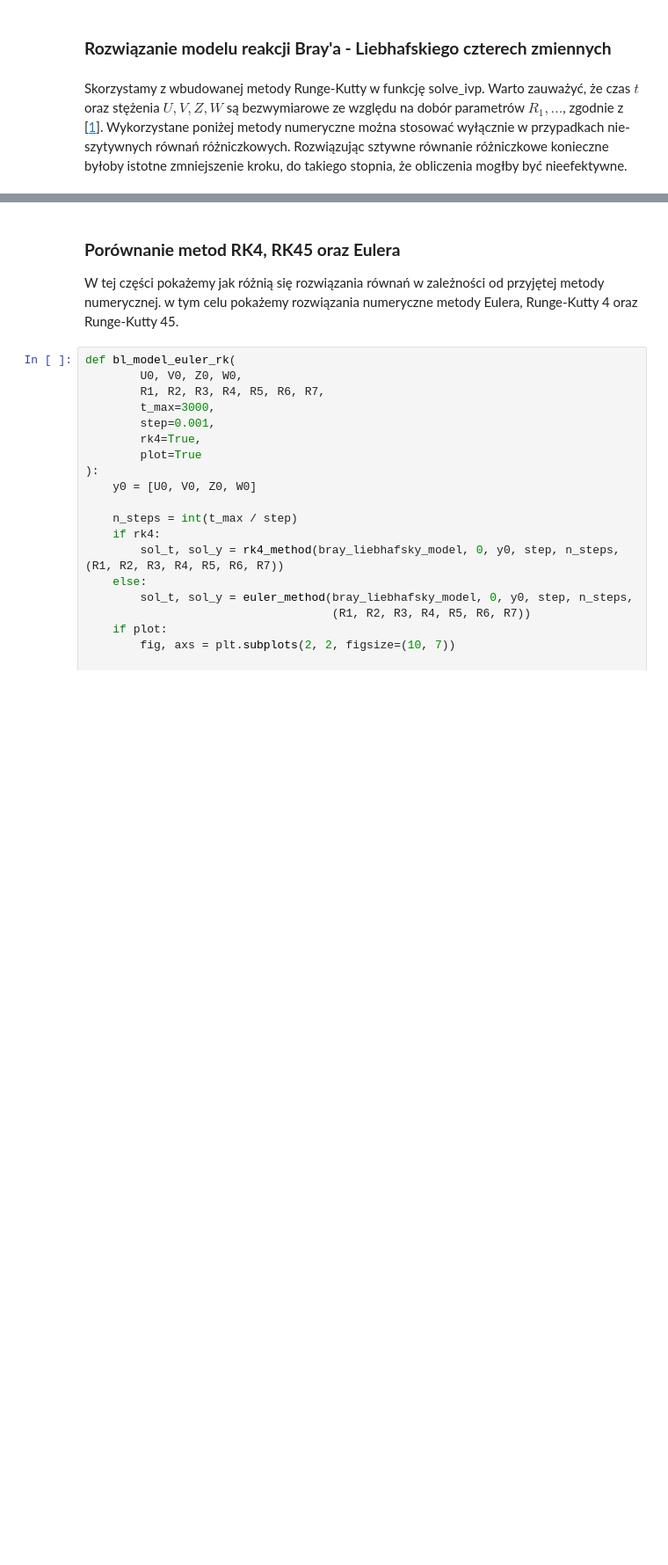
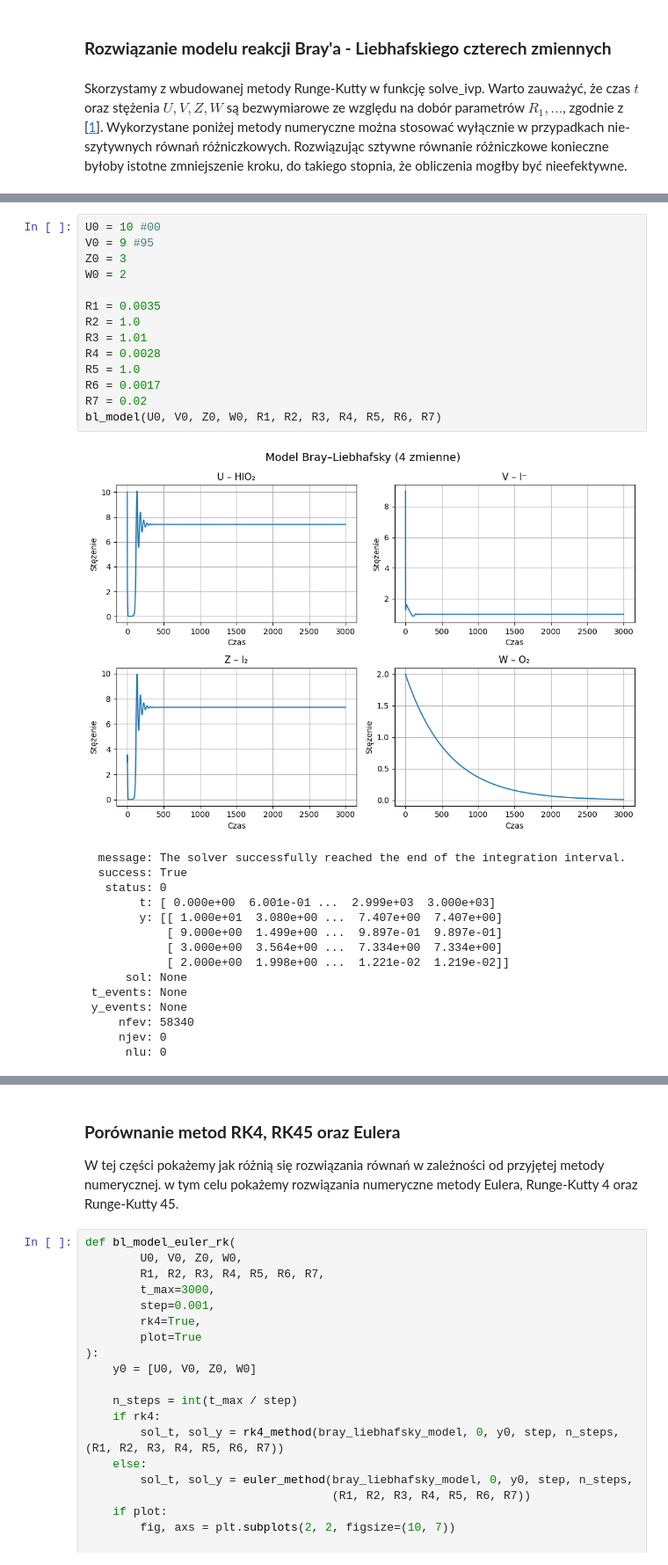
Before and after one commit to Karol-Garbaczewski/Kinetyka-Chemiczna---reakcja-Braya-Liebhafski-ego, a Jupyter notebook: main.ipynb, the cells around one changed output, grey strips where cells are left out. Shown at 88% size. Cells and saved outputs as stored; diff of their text form; blank space fills up the shorter version.

```diff
--- a/main.ipynb
+++ b/main.ipynb
@@ -332 +306,31 @@ bl_model(U0, V0, Z0, W0, R1, R2, R3, R4, R5, R6, R7)
+# %%
+U0 = 10 #00
+V0 = 9 #95
+Z0 = 3
+W0 = 2
+
+R1 = 0.0035
+R2 = 1.0
+R3 = 1.01
+R4 = 0.0028
+R5 = 1.0
+R6 = 0.0017
+R7 = 0.02
+bl_model(U0, V0, Z0, W0, R1, R2, R3, R4, R5, R6, R7)
+# %% [output]
+[figure, added]
+  message: The solver successfully reached the end of the integration interval.
+  success: True
+   status: 0
+        t: [ 0.000e+00  6.001e-01 ...  2.999e+03  3.000e+03]
+        y: [[ 1.000e+01  3.080e+00 ...  7.407e+00  7.407e+00]
+            [ 9.000e+00  1.499e+00 ...  9.897e-01  9.897e-01]
+            [ 3.000e+00  3.564e+00 ...  7.334e+00  7.334e+00]
+            [ 2.000e+00  1.998e+00 ...  1.221e-02  1.219e-02]]
+      sol: None
+ t_events: None
+ y_events: None
+     nfev: 58340
+     njev: 0
+      nlu: 0
 # %%
```
Also changed, not shown: parts of 16 cells of this notebook.
